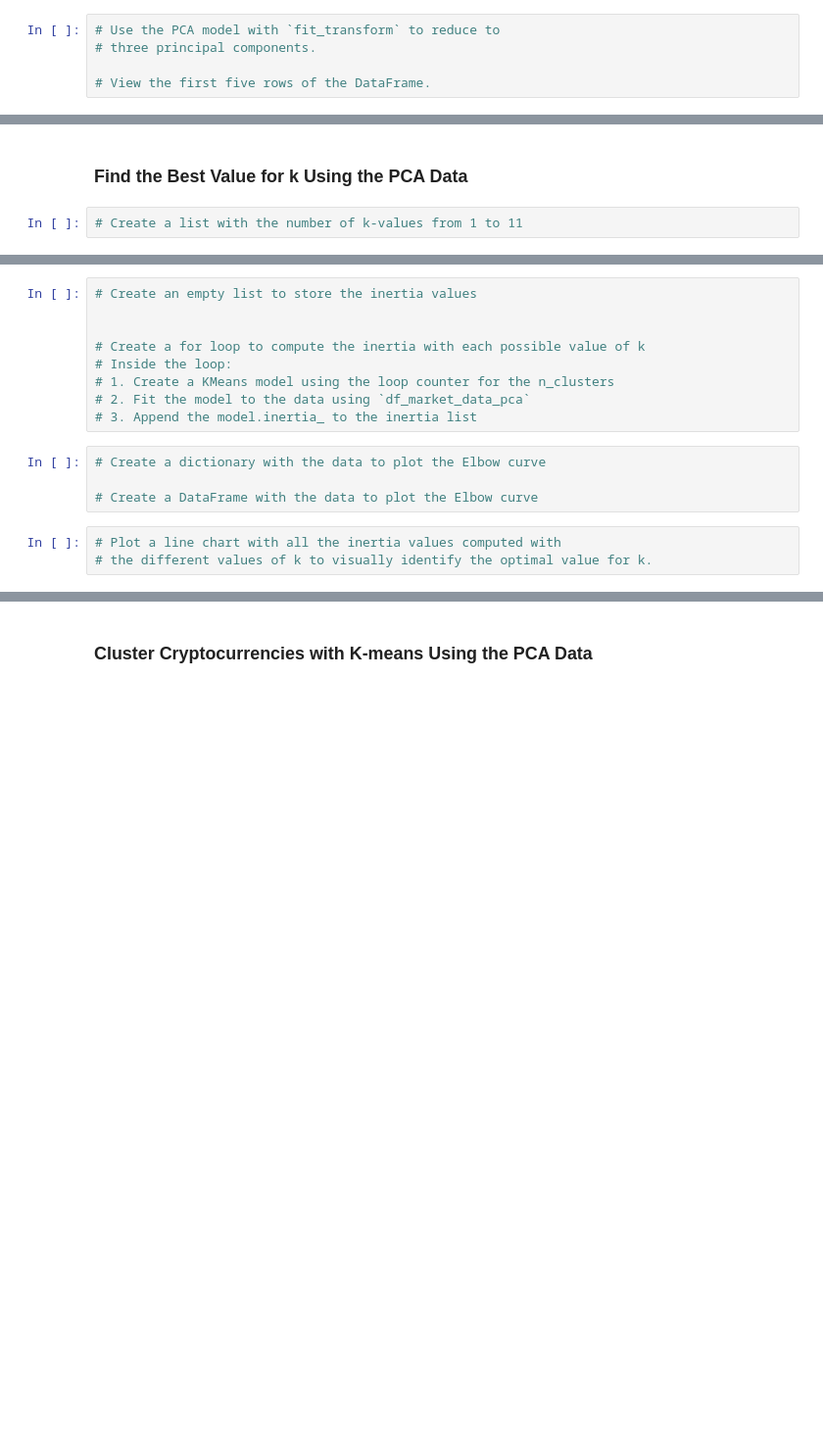
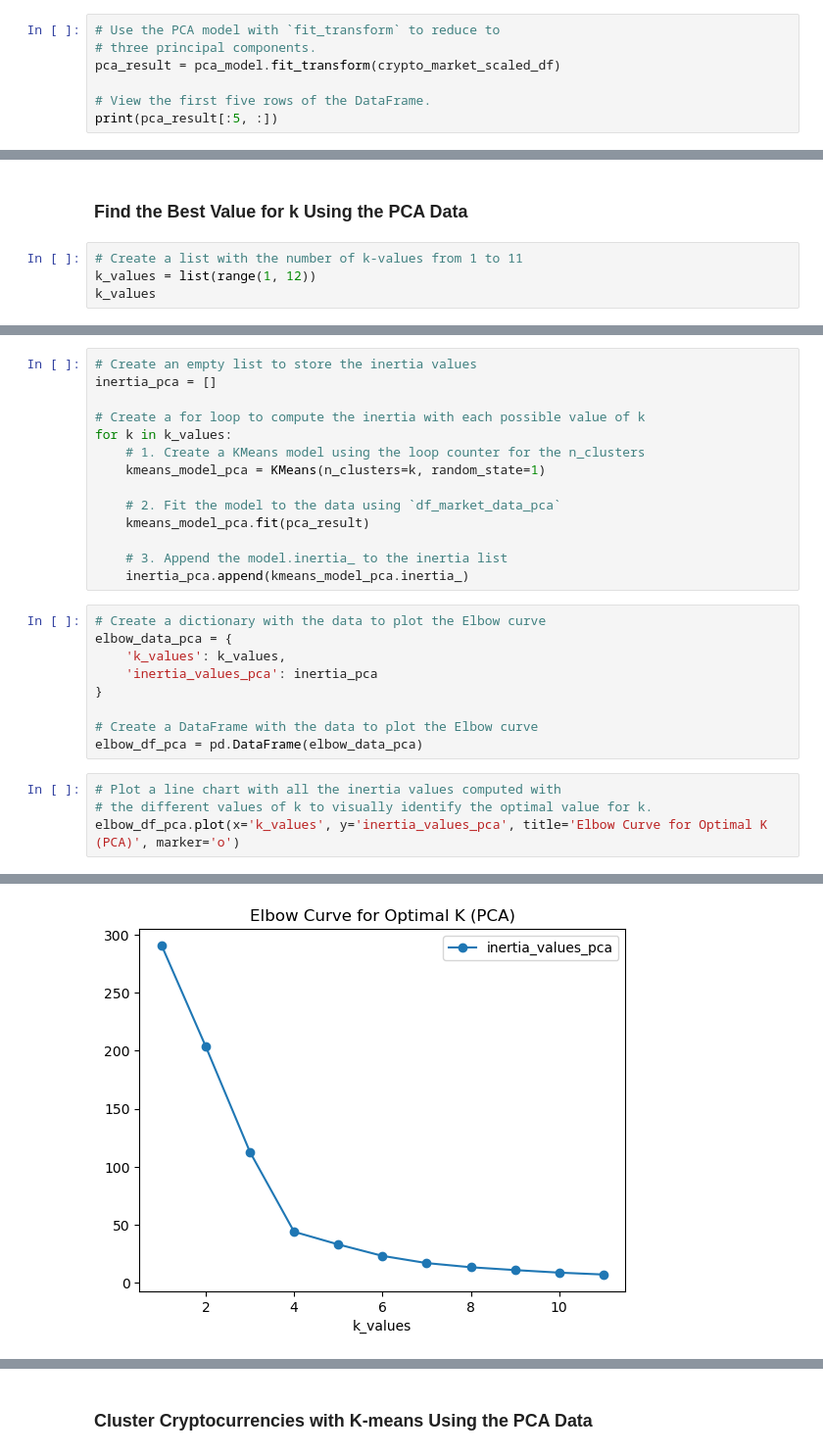
Before and after one commit to NathanRosse/CryptoClustering, a Jupyter notebook: Crypto_Clustering.ipynb, the cells around one changed output, grey strips where cells are left out. Shown at 98% size. Saved outputs shown, nothing was run; the diff lists cells and outputs as text; blank space fills up the shorter version.

Commit message:
I finished the code but there seems to be minor data issues with some variables showing different results than the sample results but my charts are still the same

```diff
--- a/Crypto_Clustering.ipynb
+++ b/Crypto_Clustering.ipynb
@@ -194,5 +226,7 @@ print(predicted_clusters)
 # %%
 # Use the PCA model with `fit_transform` to reduce to
 # three principal components.
+pca_result = pca_model.fit_transform(crypto_market_scaled_df)
 
 # View the first five rows of the DataFrame.
+print(pca_result[:5, :])
@@ -223,3 +287,5 @@ print(predicted_clusters)
 ### Find the Best Value for k Using the PCA Data
 # %%
 # Create a list with the number of k-values from 1 to 11
+k_values = list(range(1, 12))
+k_values
@@ -226,16 +294,28 @@ print(predicted_clusters)
 # %%
 # Create an empty list to store the inertia values
-
+inertia_pca = []
 
 # Create a for loop to compute the inertia with each possible value of k
-# Inside the loop:
-# 1. Create a KMeans model using the loop counter for the n_clusters
-# 2. Fit the model to the data using `df_market_data_pca`
-# 3. Append the model.inertia_ to the inertia list
+for k in k_values:
+    # 1. Create a KMeans model using the loop counter for the n_clusters
+    kmeans_model_pca = KMeans(n_clusters=k, random_state=1)
+
+    # 2. Fit the model to the data using `df_market_data_pca`
+    kmeans_model_pca.fit(pca_result)
+
+    # 3. Append the model.inertia_ to the inertia list
+    inertia_pca.append(kmeans_model_pca.inertia_)
 # %%
 # Create a dictionary with the data to plot the Elbow curve
+elbow_data_pca = {
+    'k_values': k_values,
+    'inertia_values_pca': inertia_pca
+}
 
 # Create a DataFrame with the data to plot the Elbow curve
+elbow_df_pca = pd.DataFrame(elbow_data_pca)
 # %%
 # Plot a line chart with all the inertia values computed with
 # the different values of k to visually identify the optimal value for k.
+elbow_df_pca.plot(x='k_values', y='inertia_values_pca', title='Elbow Curve for Optimal K (PCA)', marker='o')
+# %% [output]
@@ -242,3 +323,4 @@ print(predicted_clusters)
+[figure, added]
 # %% [markdown]
 #### Answer the following questions:
 
```
Also changed, not shown: parts of 27 cells of this notebook.
